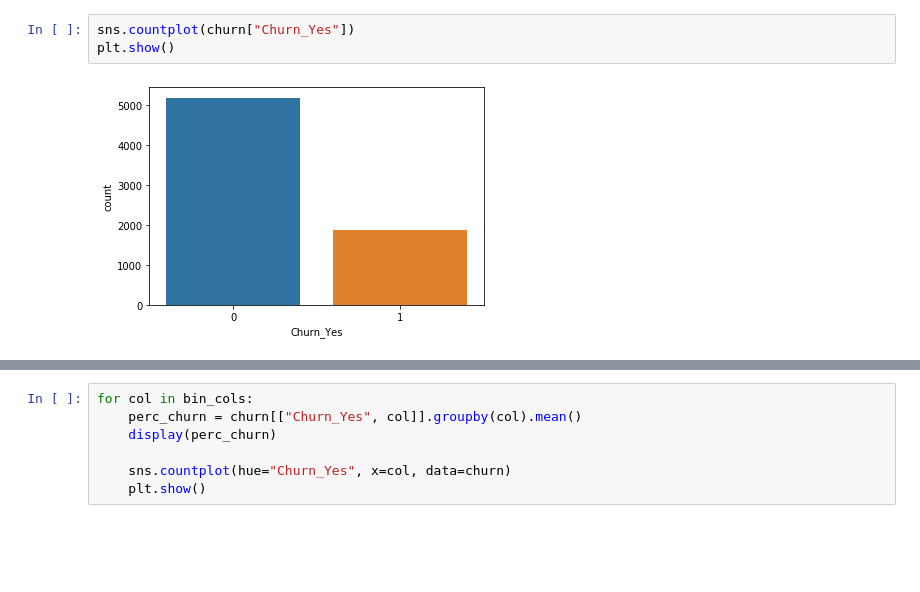
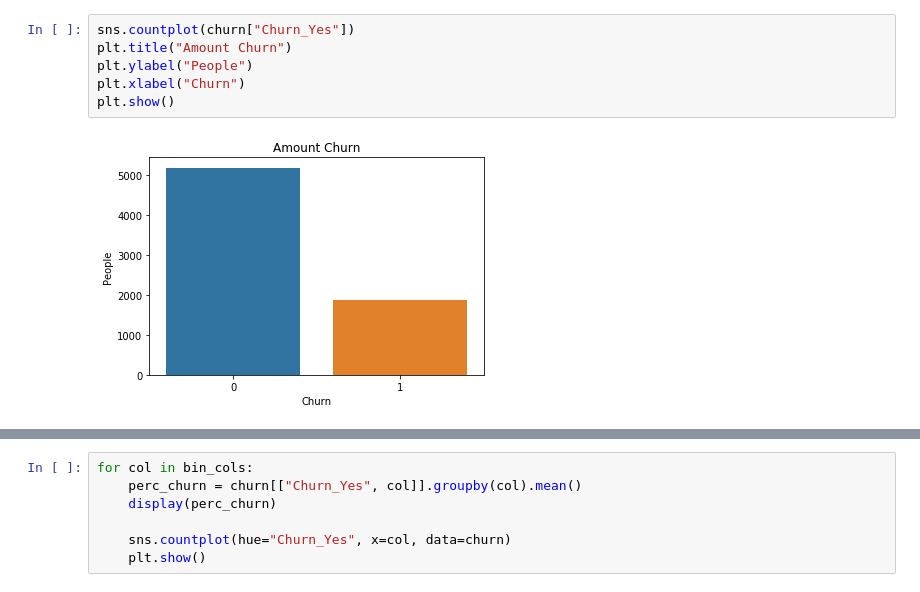
Before and after one commit to jhl126/Capstone2, a Jupyter notebook: Initial EDA.ipynb, the cells around one changed output, grey strips where cells are left out. Cells and saved outputs as stored; diff of their text form; blank space fills up the shorter version.

```diff
--- a/Initial EDA.ipynb
+++ b/Initial EDA.ipynb
@@ -216,7 +216,10 @@ dtype: object
 [interactive output not drawn]
 # %%
 sns.countplot(churn["Churn_Yes"])
+plt.title("Amount Churn")
+plt.ylabel("People")
+plt.xlabel("Churn")
 plt.show()
 # %% [output]
-[figure, old version]
+[figure, new version]
 [interactive output not drawn]
```
Also changed, not shown: parts of 8 cells of this notebook, 1 other file.
